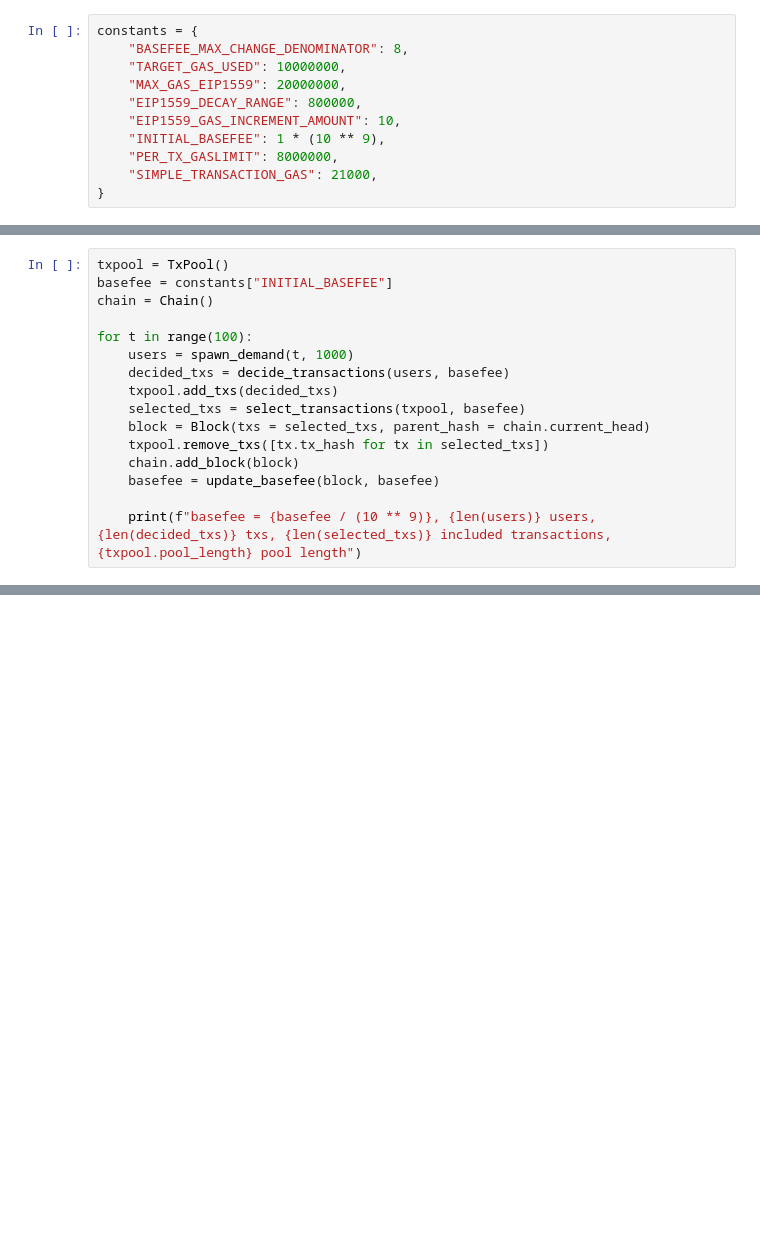
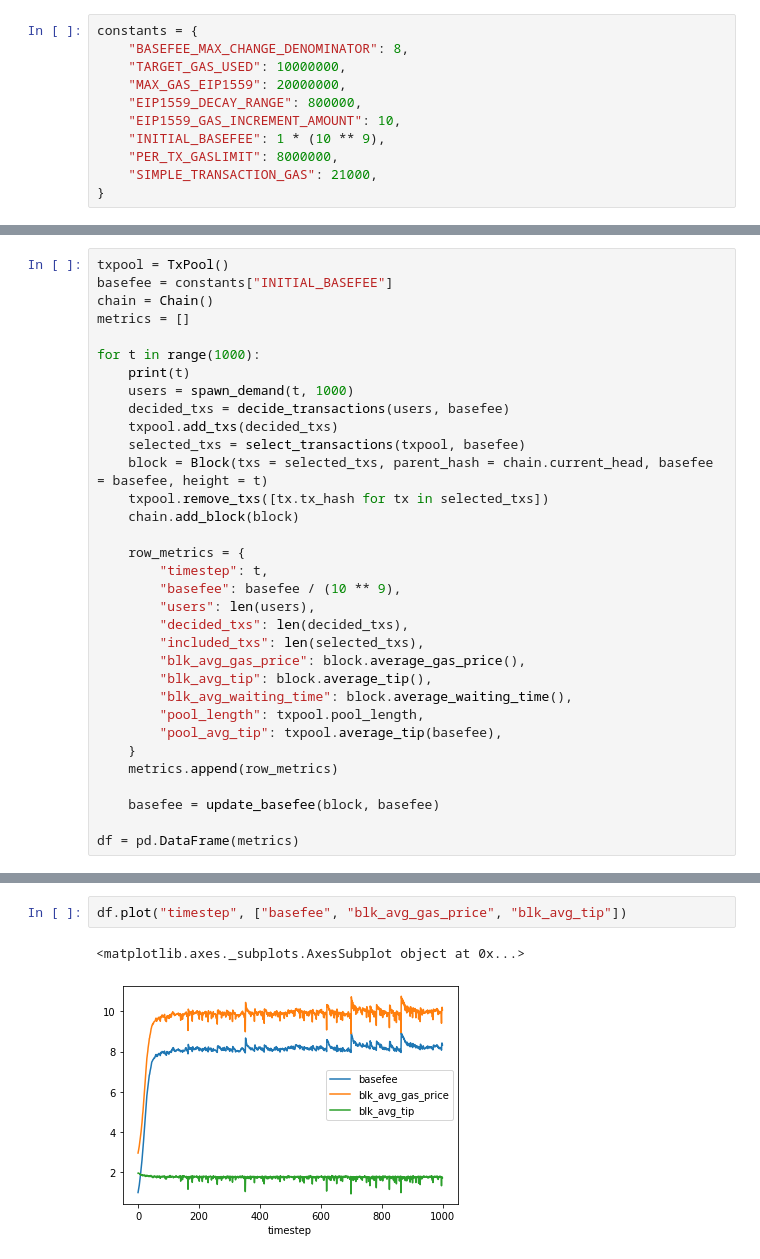
Before and after one commit to ethereum/rig, a Jupyter notebook: eip1559/abm1559.ipynb, the cells around one changed output, grey strips where cells are left out. Drawn from its saved outputs; the diff is of its cells as text; blank space fills up the shorter version.

```diff
--- a/eip1559/abm1559.ipynb
+++ b/eip1559/abm1559.ipynb
@@ -189,15 +208,32 @@ def update_basefee(block, basefee):
 txpool = TxPool()
 basefee = constants["INITIAL_BASEFEE"]
 chain = Chain()
+metrics = []
 
-for t in range(100):
+for t in range(1000):
+    print(t)
     users = spawn_demand(t, 1000)
     decided_txs = decide_transactions(users, basefee)
     txpool.add_txs(decided_txs)
     selected_txs = select_transactions(txpool, basefee)
-    block = Block(txs = selected_txs, parent_hash = chain.current_head)
+    block = Block(txs = selected_txs, parent_hash = chain.current_head, basefee = basefee, height = t)
     txpool.remove_txs([tx.tx_hash for tx in selected_txs])
     chain.add_block(block)
+
+    row_metrics = {
+        "timestep": t,
+        "basefee": basefee / (10 ** 9),
+        "users": len(users),
+        "decided_txs": len(decided_txs),
+        "included_txs": len(selected_txs),
+        "blk_avg_gas_price": block.average_gas_price(),
+        "blk_avg_tip": block.average_tip(),
+        "blk_avg_waiting_time": block.average_waiting_time(),
+        "pool_length": txpool.pool_length,
+        "pool_avg_tip": txpool.average_tip(basefee),
+    }
+    metrics.append(row_metrics)
+
     basefee = update_basefee(block, basefee)
 
-    print(f"basefee = {basefee / (10 ** 9)}, {len(users)} users, {len(decided_txs)} txs, {len(selected_txs)} included transactions, {txpool.pool_length} pool length")
+df = pd.DataFrame(metrics)
@@ -221,0 +256,5 @@ basefee = 8.050111486, 1029 users, 924 txs, 520 included transactions, 31404 poo
+# %%
+df.plot("timestep", ["basefee", "blk_avg_gas_price", "blk_avg_tip"])
+# %% [output]
+<matplotlib.axes._subplots.AxesSubplot object at 0x...>
+[figure, added]
```
Also changed, not shown: parts of 7 cells of this notebook, 1 other file.
